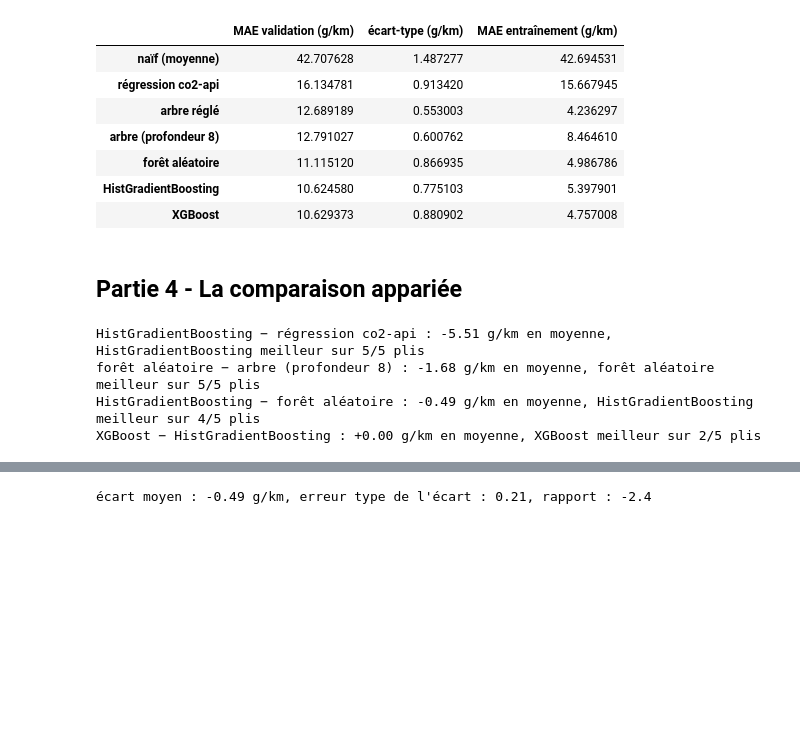
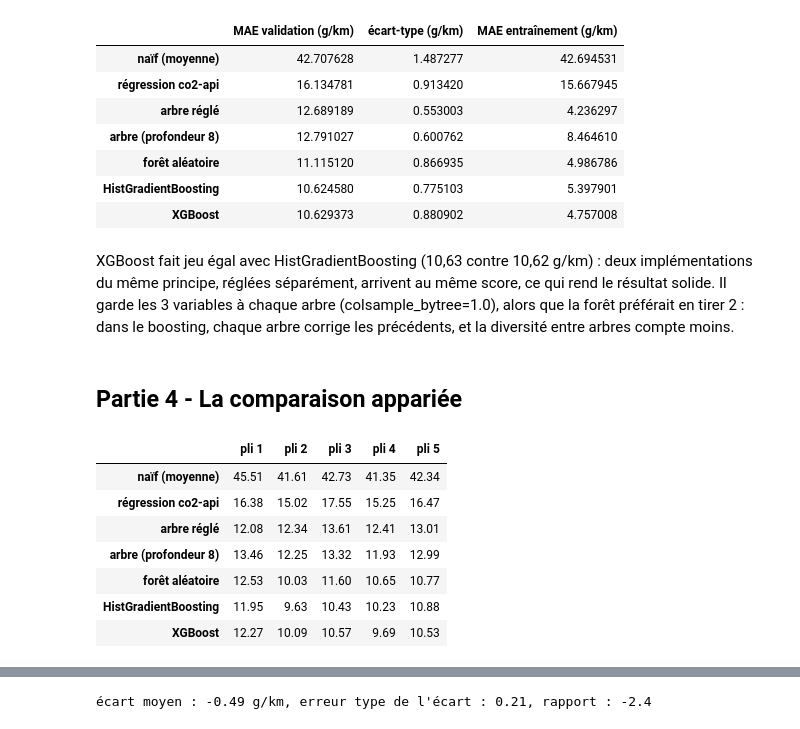
Before and after one commit to aissatougueye06/ml-co2-prediction, a Jupyter notebook: 04-arbres-boosting.ipynb, the cells around one changed output, grey strips where cells are left out. Cells and saved outputs as stored; diff of their text form; code cells hidden in the pictures; blank space fills up the shorter version.

```diff
--- a/04-arbres-boosting.ipynb
+++ b/04-arbres-boosting.ipynb
@@ -366,23 +450,19 @@ resultats
 | forêt aléatoire | 11.115120 | 0.866935 | 4.986786 |
 | HistGradientBoosting | 10.624580 | 0.775103 | 5.397901 |
 | XGBoost | 10.629373 | 0.880902 | 4.757008 |
+# %% [markdown]
+XGBoost fait jeu égal avec HistGradientBoosting (10,63 contre 10,62 g/km) : deux implémentations du même principe, réglées séparément, arrivent au même score, ce qui rend le résultat solide. Il garde les 3 variables à chaque arbre (colsample_bytree=1.0), alors que la forêt préférait en tirer 2 : dans le boosting, chaque arbre corrige les précédents, et la diversité entre arbres compte moins.
 # %% [markdown]
 ## Partie 4 - La comparaison appariée
 # %%
 pli = pd.DataFrame(scores_par_pli, index=[f"pli {i + 1}" for i in range(5)])
 pli.T.round(2)
-
-def comparer(a: str, b: str) -> None:
-    diff = pli[a] - pli[b]
-    print(f"{a} − {b} : {diff.mean():+.2f} g/km en moyenne, "
-          f"{a} meilleur sur {(diff < 0).sum()}/5 plis")
-
-comparer("HistGradientBoosting", "régression co2-api")
-comparer("forêt aléatoire", "arbre (profondeur 8)")
-comparer("HistGradientBoosting", "forêt aléatoire")
-comparer("XGBoost", "HistGradientBoosting")
 # %% [output]
-HistGradientBoosting − régression co2-api : -5.51 g/km en moyenne, HistGradientBoosting meilleur sur 5/5 plis
-forêt aléatoire − arbre (profondeur 8) : -1.68 g/km en moyenne, forêt aléatoire meilleur sur 5/5 plis
-HistGradientBoosting − forêt aléatoire : -0.49 g/km en moyenne, HistGradientBoosting meilleur sur 4/5 plis
-XGBoost − HistGradientBoosting : +0.00 g/km en moyenne, XGBoost meilleur sur 2/5 plis
+|  | pli 1 | pli 2 | pli 3 | pli 4 | pli 5 |
+| naïf (moyenne) | 45.51 | 41.61 | 42.73 | 41.35 | 42.34 |
+| régression co2-api | 16.38 | 15.02 | 17.55 | 15.25 | 16.47 |
+| arbre réglé | 12.08 | 12.34 | 13.61 | 12.41 | 13.01 |
+| arbre (profondeur 8) | 13.46 | 12.25 | 13.32 | 11.93 | 12.99 |
+| forêt aléatoire | 12.53 | 10.03 | 11.60 | 10.65 | 10.77 |
+| HistGradientBoosting | 11.95 | 9.63 | 10.43 | 10.23 | 10.88 |
+| XGBoost | 12.27 | 10.09 | 10.57 | 9.69 | 10.53 |
```
Also changed, not shown: parts of 36 cells of this notebook.
